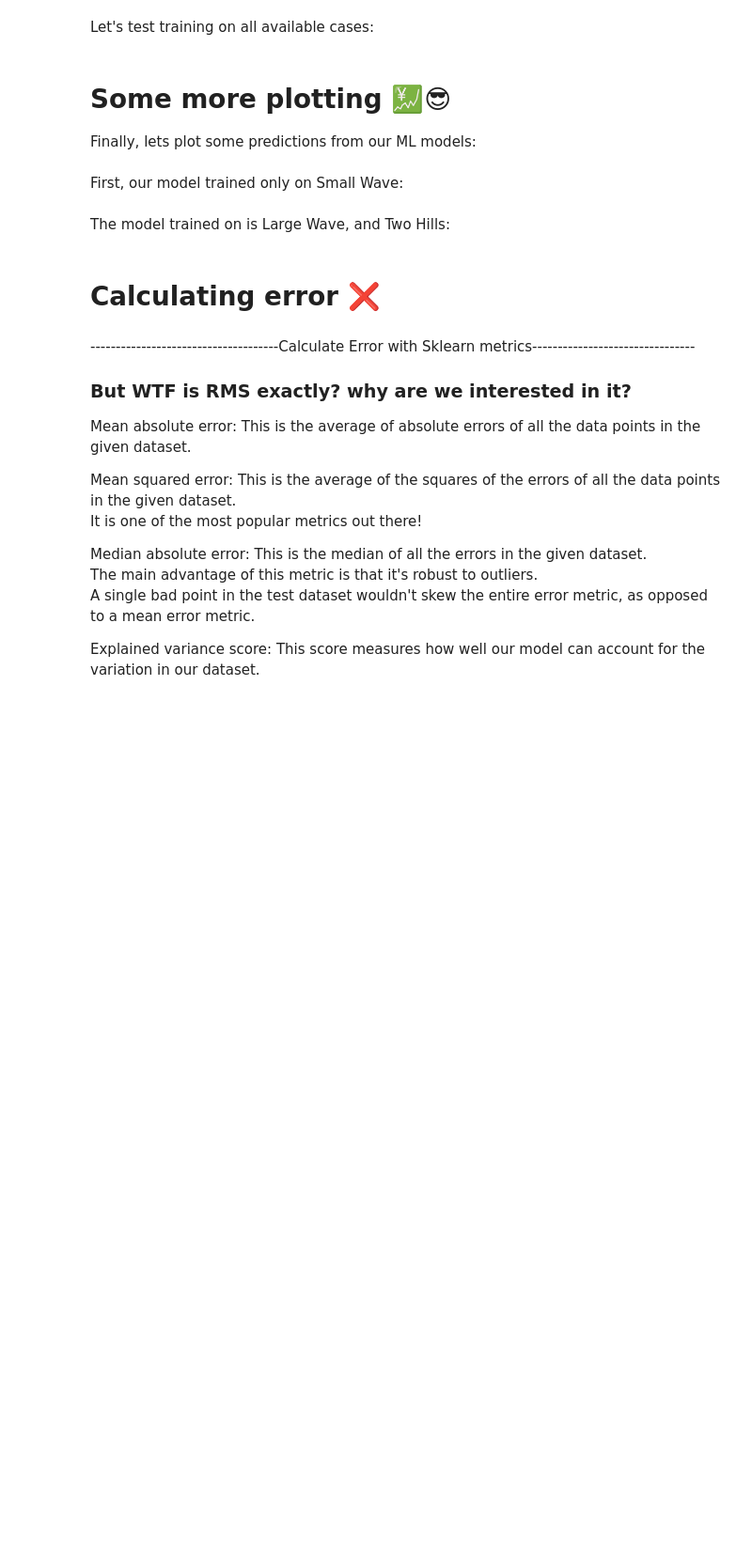
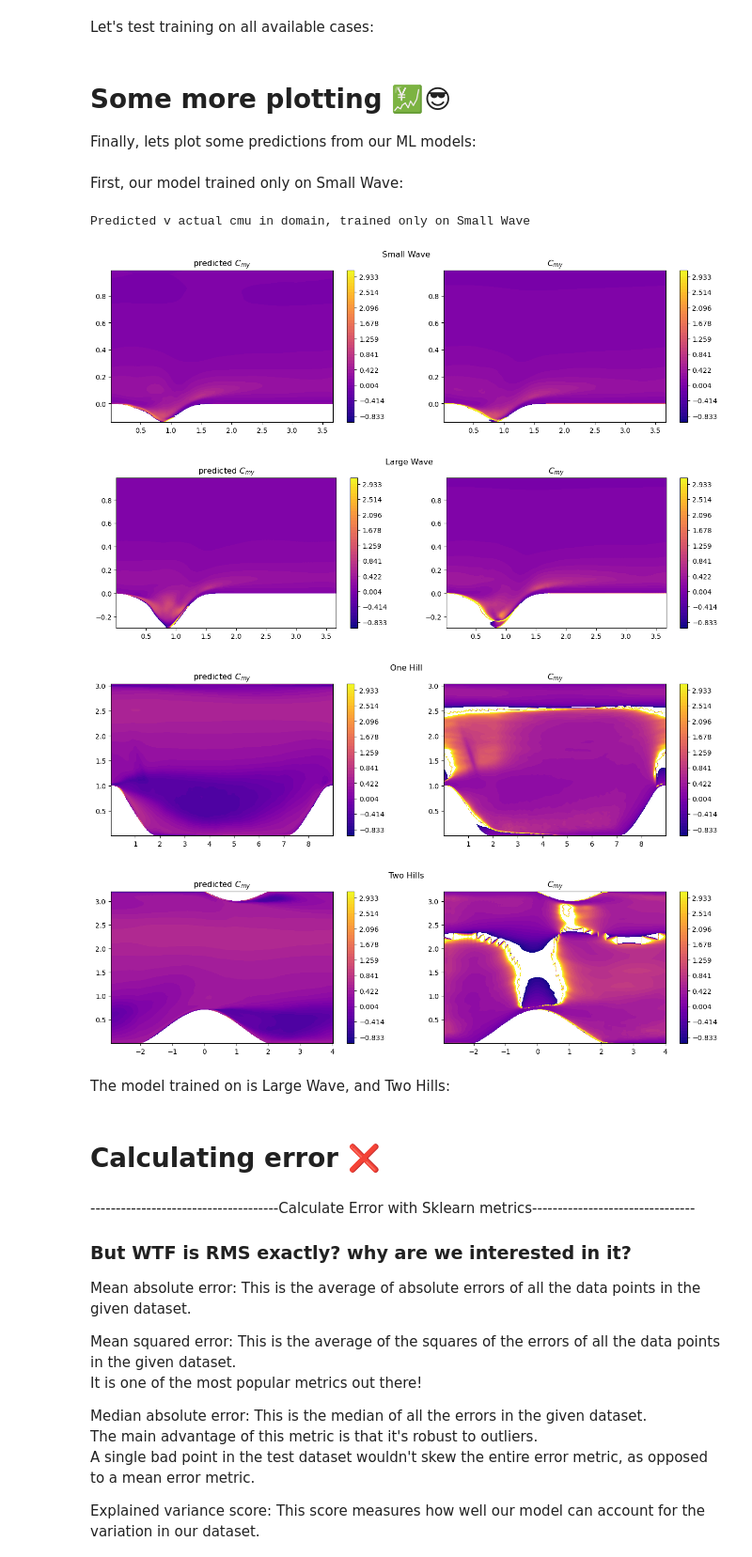
Before and after one commit to Beolinen/Kandidatarbete-ML-for-turbulence-modelling, a Jupyter notebook: pl_vect.ipynb, the cells around one changed output. Shown at 94% size. Saved outputs shown, nothing was run; the diff lists cells and outputs as text; code cells hidden in the pictures; blank space fills up the shorter version.

```diff
--- a/pl_vect.ipynb
+++ b/pl_vect.ipynb
@@ -386,14 +386,20 @@ def reshape_to_domain(col_name):
 # %% [markdown]
 First, our model trained only on Small Wave:
 # %%
-df_with_pred(svr_SW, ['vv','uu','uv','dudx','dvdx','dudy','dvdy'], 'pred cmu SW')
+df_with_pred(svr_SW, ['vv','uu','uv','dudx','dvdx','dudy','dvdy', 'duidxj'], 'pred cmu SW')
 pred_cmy_SW_SW, pred_cmy_LW_SW, pred_cmy_OH_SW, pred_cmy_TH_SW = reshape_to_domain('pred cmu SW')
 
 print('Predicted v actual cmu in domain, trained only on Small Wave')
 cmu_v_pred_in_domain(x_SW, y_SW, pred_cmy_SW_SW, cmy_SW, 'Small Wave')
 cmu_v_pred_in_domain(x_LW, y_LW, pred_cmy_LW_SW, cmy_LW, 'Large Wave')
 cmu_v_pred_in_domain(x_OH, y_OH, pred_cmy_OH_SW, cmy_OH, 'One Hill')
 cmu_v_pred_in_domain(x_TH, y_TH, pred_cmy_TH_SW, cmy_TH, 'Two Hills')
+# %% [output]
+Predicted v actual cmu in domain, trained only on Small Wave
+[figure, added]
+[figure, added]
+[figure, added]
+[figure, added]
 # %% [markdown]
 The model trained on is Large Wave, and Two Hills:
 # %%
```
